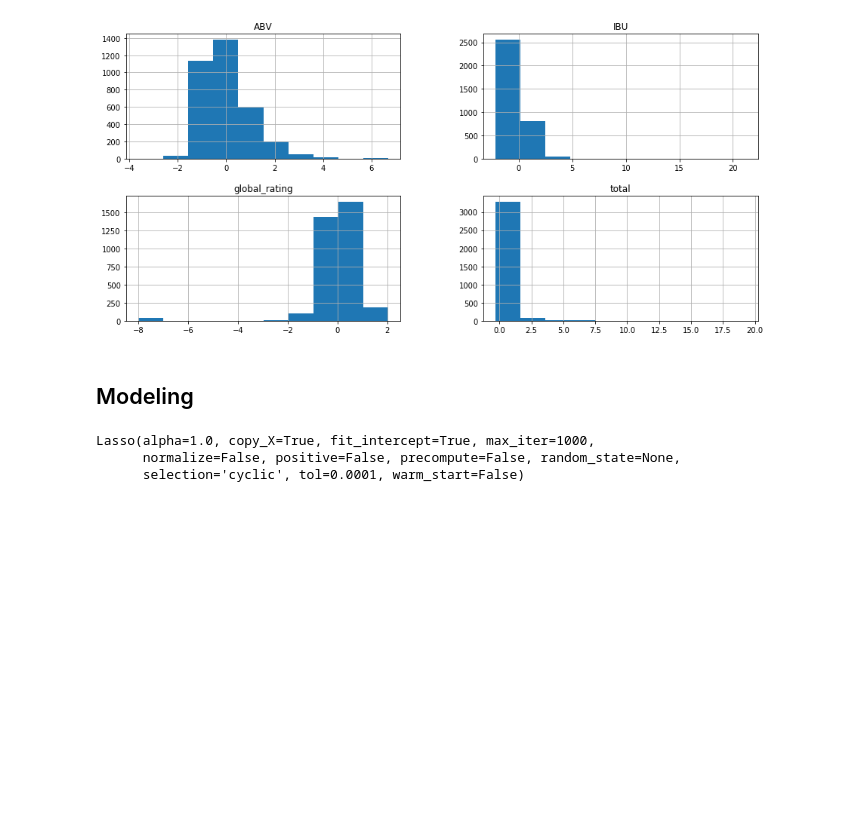
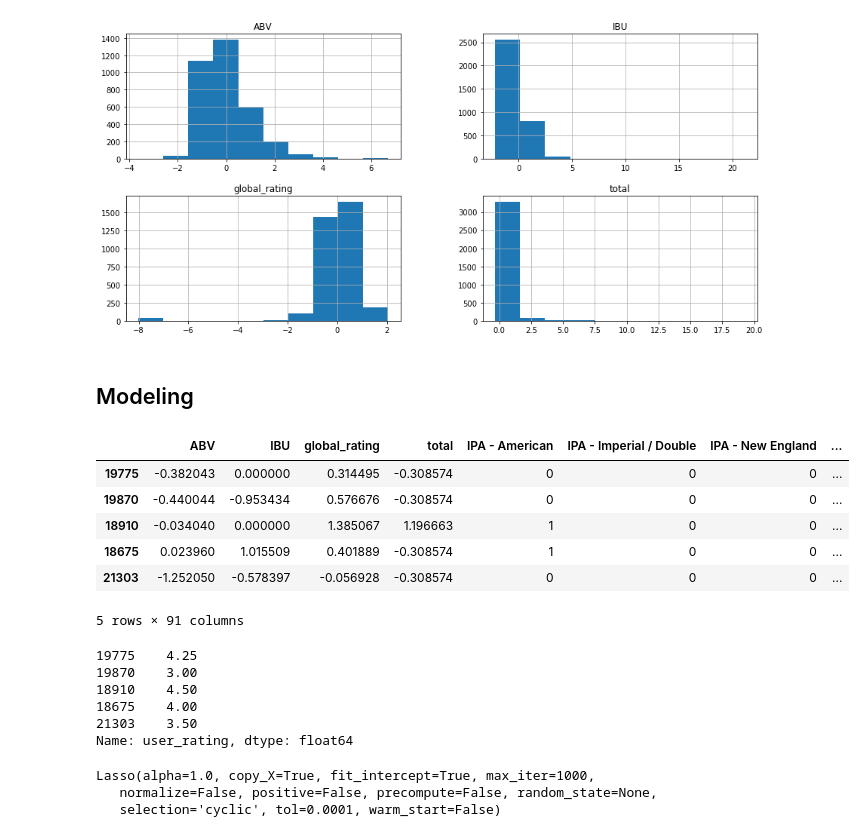
Before and after one commit to tomsharp/BeerMe, a Jupyter notebook: notebooks/Data Prep.ipynb, the cells around one changed output. Drawn from its saved outputs; the diff is of its cells as text; code cells hidden in the pictures; blank space fills up the shorter version.

```diff
--- a/notebooks/Data Prep.ipynb
+++ b/notebooks/Data Prep.ipynb
@@ -232,3 +244,22 @@ x.iloc[:,:4] = scaled
+# %%
+X_train.head()
+# %% [output]
+|  | ABV | IBU | global_rating | total | IPA - American | IPA - Imperial / Double | IPA - New England | ... |
+| 19775 | -0.382043 | 0.000000 | 0.314495 | -0.308574 | 0 | 0 | 0 | ... |
+| 19870 | -0.440044 | -0.953434 | 0.576676 | -0.308574 | 0 | 0 | 0 | ... |
+| 18910 | -0.034040 | 0.000000 | 1.385067 | 1.196663 | 1 | 0 | 0 | ... |
+| 18675 | 0.023960 | 1.015509 | 0.401889 | -0.308574 | 1 | 0 | 0 | ... |
+| 21303 | -1.252050 | -0.578397 | -0.056928 | -0.308574 | 0 | 0 | 0 | ... |
+5 rows × 91 columns
+# %%
+y_train.head()
+# %% [output]
+19775    4.25
+19870    3.00
+18910    4.50
+18675    4.00
+21303    3.50
+Name: user_rating, dtype: float64
 # %%
 from sklearn.linear_model import Lasso
 
```
Also changed, not shown: parts of 23 cells of this notebook, 1 other file.
